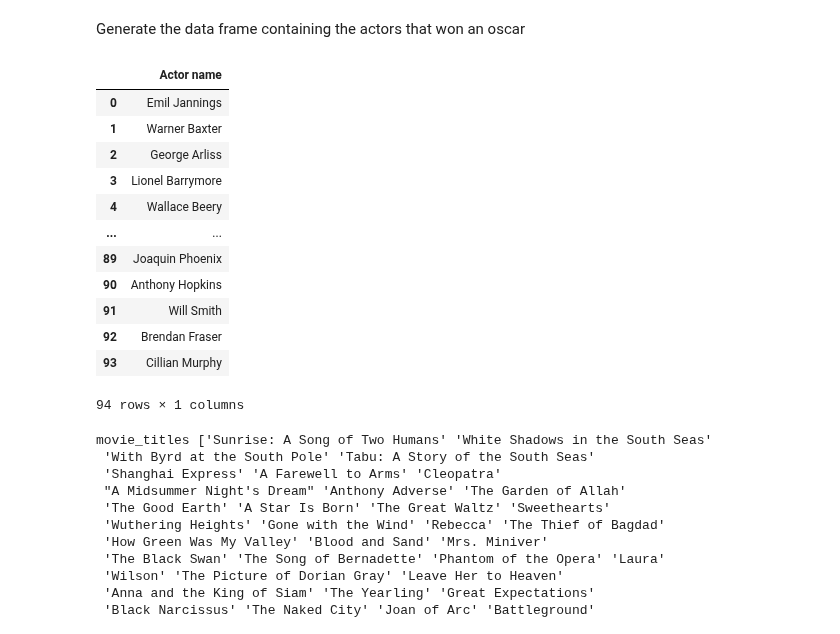
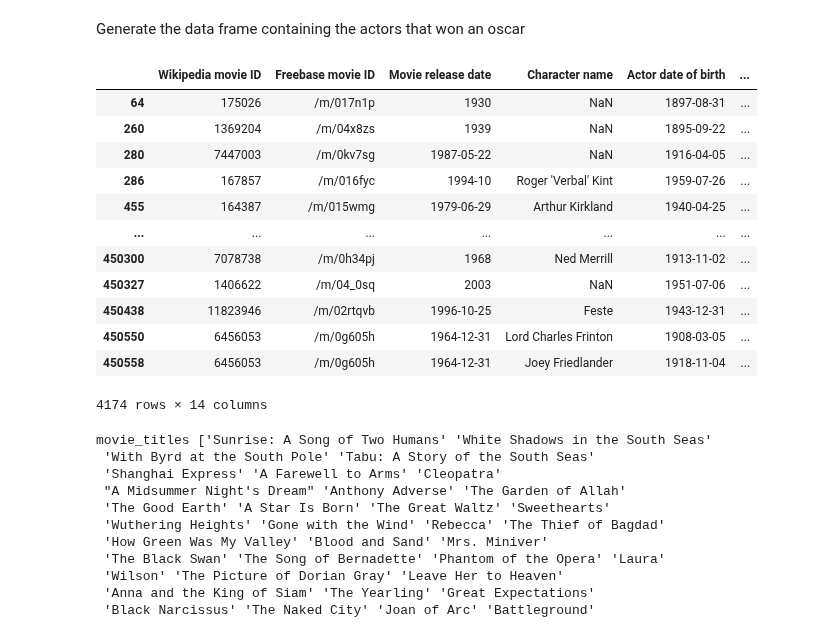
Before and after one commit to epfl-ada/ada-2024-project-5ds, a Jupyter notebook: cmu_dataset_loading.ipynb, the cells around one changed output. Cells and saved outputs as stored; diff of their text form; code cells hidden in the pictures.

Commit message:
fixed tv tropes loading and added a column oscar for each actor

```diff
--- a/cmu_dataset_loading.ipynb
+++ b/cmu_dataset_loading.ipynb
@@ -212,12 +195,12 @@ oscar_winners = pd.DataFrame()
 names_list = []
 # Set up the WebDriver
 # For Windows users
-service = Service('C:\webdrivers\chromedriver.exe')
-options = webdriver.ChromeOptions()
-driver = webdriver.Chrome(service = service, options = options)  # Make sure to have ChromeDriver installed
+#service = Service('C:\webdrivers\chromedriver.exe')
+#options = webdriver.ChromeOptions()
+#driver = webdriver.Chrome(service = service, options = options)  # Make sure to have ChromeDriver installed
 
 # For Mac users
-# driver = webdriver.Chrome()
+driver = webdriver.Chrome()
 
 # Specify the target URL
 url = "https://en.wikipedia.org/wiki/Academy_Award_for_Best_Actor"
@@ -256,23 +239,23 @@ for tr_tag in tr_tags:
 
 # Close the browser
 driver.quit()
-actors_oscar_winning = pd.DataFrame(names_list, columns=['Actor name'])
+character['oscar'] = [actor in  names_list for actor in character['Actor name']]
 # %%
-actors_oscar_winning
+character[character['oscar'] == True]
 # %% [output]
-|  | Actor name |
-| 0 | Emil Jannings |
-| 1 | Warner Baxter |
-| 2 | George Arliss |
-| 3 | Lionel Barrymore |
-| 4 | Wallace Beery |
-| ... | ... |
-| 89 | Joaquin Phoenix |
-| 90 | Anthony Hopkins |
-| 91 | Will Smith |
-| 92 | Brendan Fraser |
-| 93 | Cillian Murphy |
+|  | Wikipedia movie ID | Freebase movie ID | Movie release date | Character name | Actor date of birth | ... |
+| 64 | 175026 | /m/017n1p | 1930 | NaN | 1897-08-31 | ... |
+| 260 | 1369204 | /m/04x8zs | 1939 | NaN | 1895-09-22 | ... |
+| 280 | 7447003 | /m/0kv7sg | 1987-05-22 | NaN | 1916-04-05 | ... |
+| 286 | 167857 | /m/016fyc | 1994-10 | Roger 'Verbal' Kint | 1959-07-26 | ... |
+| 455 | 164387 | /m/015wmg | 1979-06-29 | Arthur Kirkland | 1940-04-25 | ... |
+| ... | ... | ... | ... | ... | ... | ... |
+| 450300 | 7078738 | /m/0h34pj | 1968 | Ned Merrill | 1913-11-02 | ... |
+| 450327 | 1406622 | /m/04_0sq | 2003 | NaN | 1951-07-06 | ... |
+| 450438 | 11823946 | /m/02rtqvb | 1996-10-25 | Feste | 1943-12-31 | ... |
+| 450550 | 6456053 | /m/0g605h | 1964-12-31 | Lord Charles Frinton | 1908-03-05 | ... |
+| 450558 | 6456053 | /m/0g605h | 1964-12-31 | Joey Friedlander | 1918-11-04 | ... |
-94 rows × 1 columns
+4174 rows × 14 columns
 # %%
 #Creating a table with n reviews of each movie
 
```
Also changed, not shown: parts of 5 cells of this notebook.
